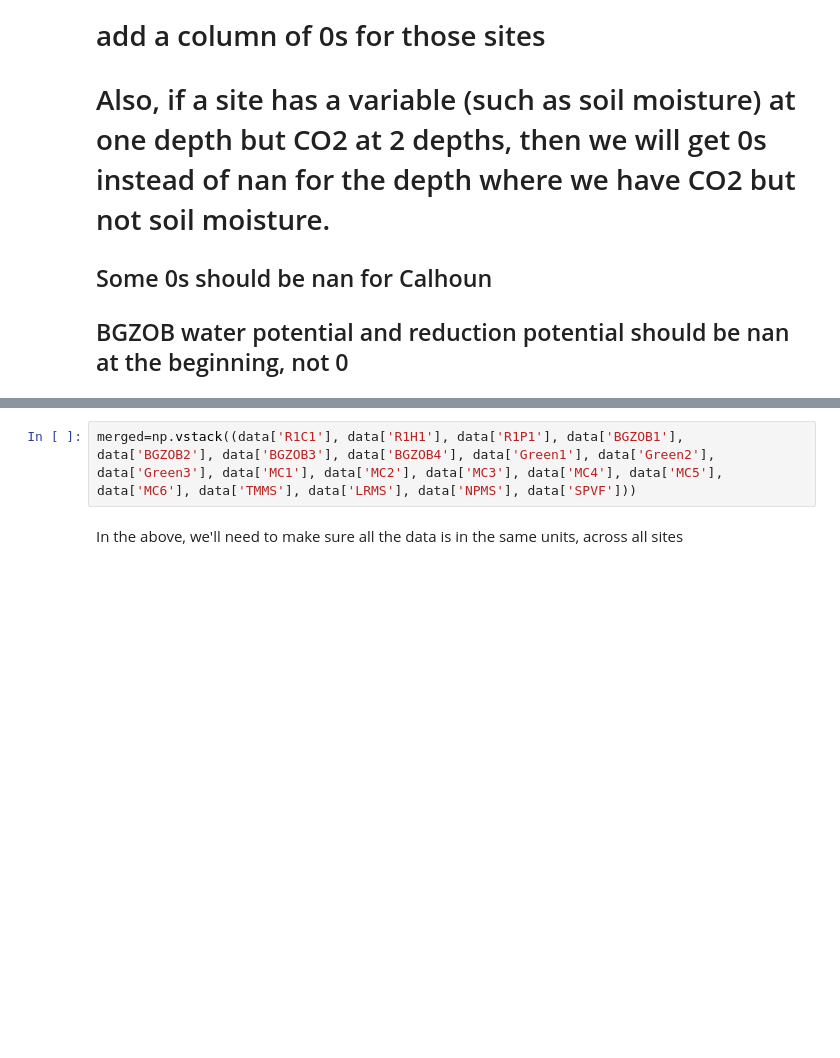
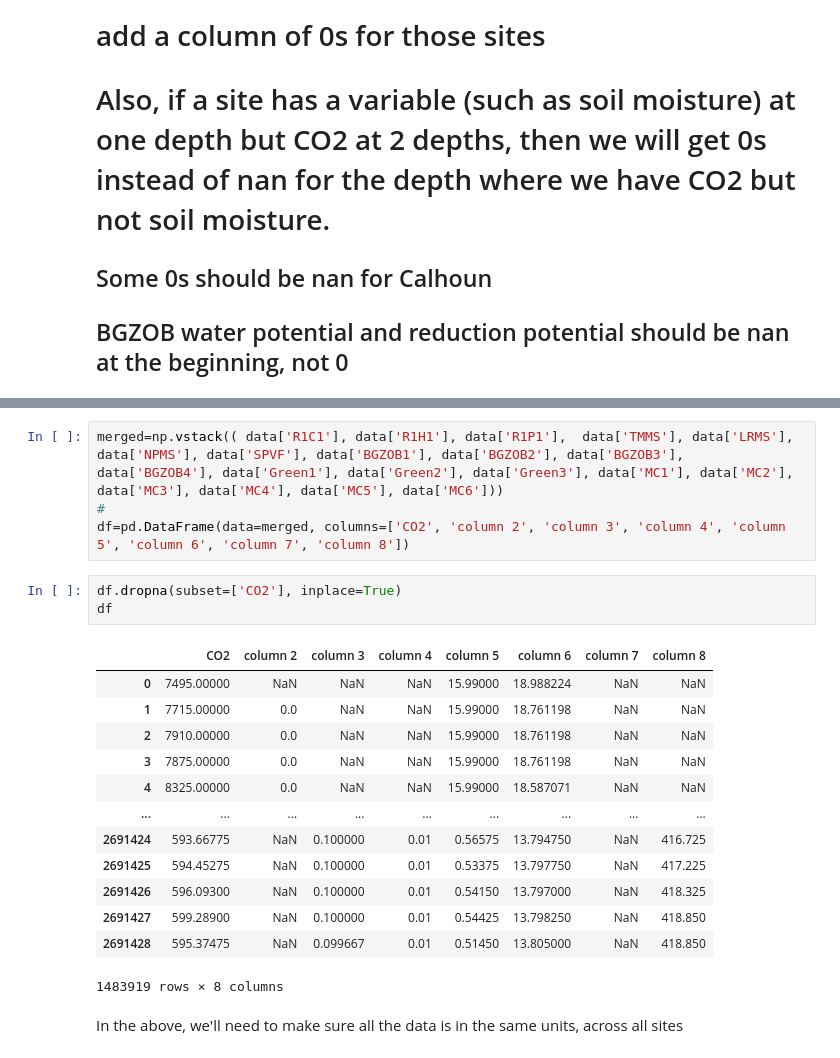
Before and after one commit to mberghouse/CO2-Data, a Jupyter notebook: python_processing/eda/MergeProcessedData.ipynb, the cells around one changed output, grey strips where cells are left out. Cells and saved outputs as stored; diff of their text form; blank space fills up the shorter version.

Commit message:
Merge seems to be complete and functioning perfectly

```diff
--- a/python_processing/eda/MergeProcessedData.ipynb
+++ b/python_processing/eda/MergeProcessedData.ipynb
@@ -847,5 +961,24 @@ data
 # %%
-merged=np.vstack((data['R1C1'], data['R1H1'], data['R1P1'], data['BGZOB1'], data['BGZOB2'], data['BGZOB3'], data['BGZOB4'], data['Green1'], data['Green2'], data['Green3'], data['MC1'], data['MC2'], data['MC3'], data['MC4'], data['MC5'], data['MC6'], data['TMMS'], data['LRMS'], data['NPMS'], data['SPVF']))
+merged=np.vstack(( data['R1C1'], data['R1H1'], data['R1P1'],  data['TMMS'], data['LRMS'], data['NPMS'], data['SPVF'], data['BGZOB1'], data['BGZOB2'], data['BGZOB3'], data['BGZOB4'], data['Green1'], data['Green2'], data['Green3'], data['MC1'], data['MC2'], data['MC3'], data['MC4'], data['MC5'], data['MC6']))
+#
+df=pd.DataFrame(data=merged, columns=['CO2', 'column 2', 'column 3', 'column 4', 'column 5', 'column 6', 'column 7', 'column 8'])
+# %%
+df.dropna(subset=['CO2'], inplace=True)
+df
+# %% [output]
+|  | CO2 | column 2 | column 3 | column 4 | column 5 | column 6 | column 7 | column 8 |
+| 0 | 7495.00000 | NaN | NaN | NaN | 15.99000 | 18.988224 | NaN | NaN |
+| 1 | 7715.00000 | 0.0 | NaN | NaN | 15.99000 | 18.761198 | NaN | NaN |
+| 2 | 7910.00000 | 0.0 | NaN | NaN | 15.99000 | 18.761198 | NaN | NaN |
+| 3 | 7875.00000 | 0.0 | NaN | NaN | 15.99000 | 18.761198 | NaN | NaN |
+| 4 | 8325.00000 | 0.0 | NaN | NaN | 15.99000 | 18.587071 | NaN | NaN |
+| ... | ... | ... | ... | ... | ... | ... | ... | ... |
+| 2691424 | 593.66775 | NaN | 0.100000 | 0.01 | 0.56575 | 13.794750 | NaN | 416.725 |
+| 2691425 | 594.45275 | NaN | 0.100000 | 0.01 | 0.53375 | 13.797750 | NaN | 417.225 |
+| 2691426 | 596.09300 | NaN | 0.100000 | 0.01 | 0.54150 | 13.797000 | NaN | 418.325 |
+| 2691427 | 599.28900 | NaN | 0.100000 | 0.01 | 0.54425 | 13.798250 | NaN | 418.850 |
+| 2691428 | 595.37475 | NaN | 0.099667 | 0.01 | 0.51450 | 13.805000 | NaN | 418.850 |
+1483919 rows × 8 columns
 # %% [markdown]
 In the above, we'll need to make sure all the data is in the same units, across all sites
 # %% [markdown]
```
Also changed, not shown: parts of 6 cells of this notebook, 1 other file.
